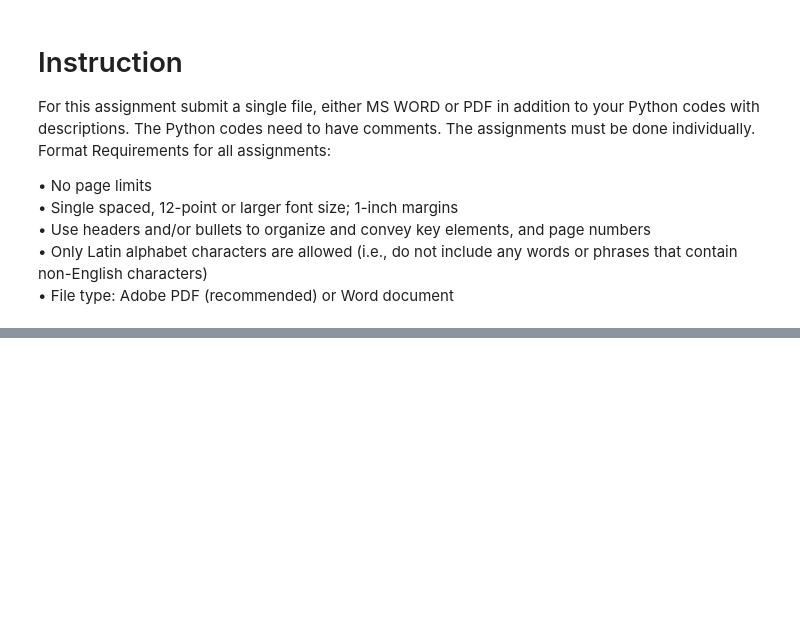
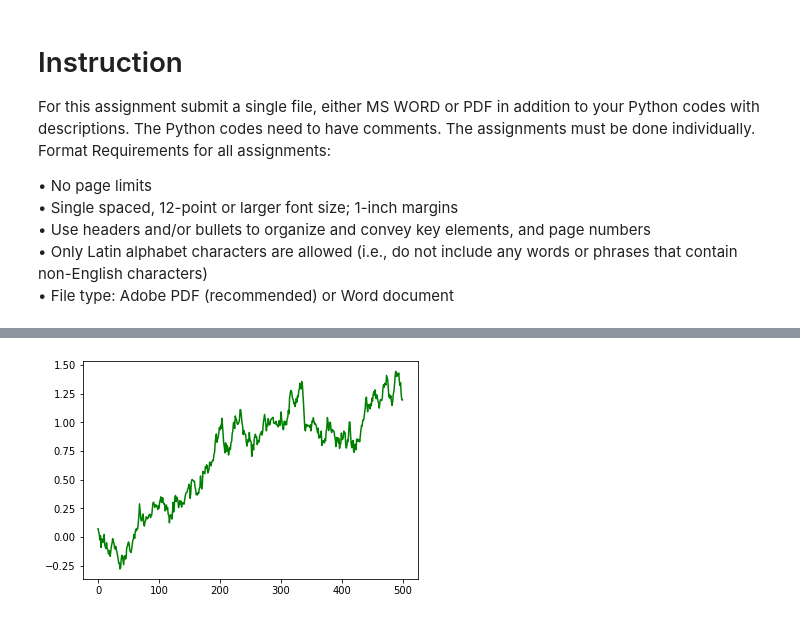
Before and after one commit to twyunting/CSC-632_Intro-to-Simulation-and-Modeling, a Jupyter notebook: homeworks/hw3/CSC-632 HW3_Yunting Chiu.ipynb, the cells around one changed output, grey strips where cells are left out. Cells and saved outputs as stored; diff of their text form; code cells hidden in the pictures; blank space fills up the shorter version.

```diff
--- a/homeworks/hw3/CSC-632 HW3_Yunting Chiu.ipynb
+++ b/homeworks/hw3/CSC-632 HW3_Yunting Chiu.ipynb
@@ -20,0 +48,19 @@ d) Explain about the use of Lognormal in financial engineering and asset prices.
+# %%
+np.random.seed(1) # random number will be reproducible
+n = 500
+
+SQN = 1/np.math.sqrt(n)
+ZValues = np.random.randn(n) # return samples from normal distribution: N~(mean = 1, variance = 0)
+
+Yk = 0
+
+SBMotion = []
+
+for k in range(n):
+    Yk = Yk + SQN*ZValues[k]
+    SBMotion.append(Yk)
+
+plt.plot(SBMotion, "g")
+plt.show()
+# %% [output]
+[figure, added]
```
Also changed, not shown: parts of 9 cells of this notebook, 2 other files.
